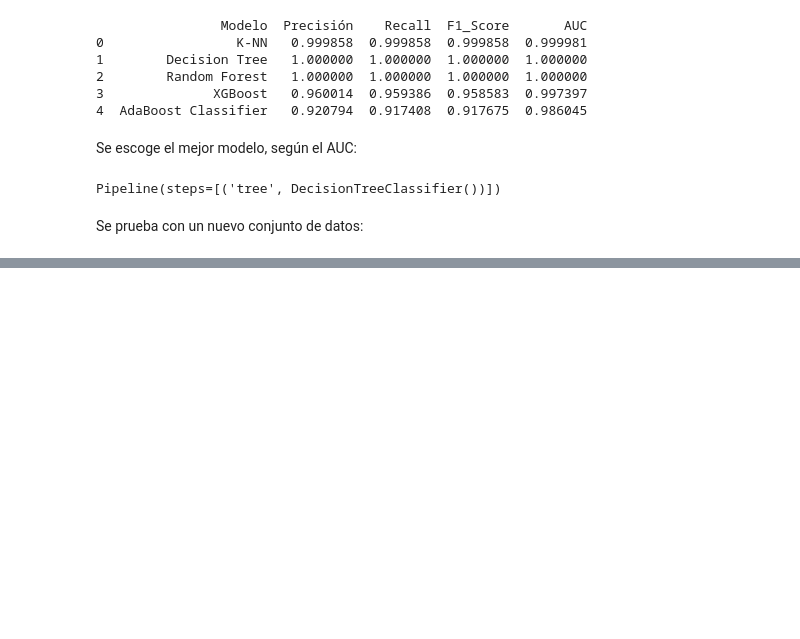
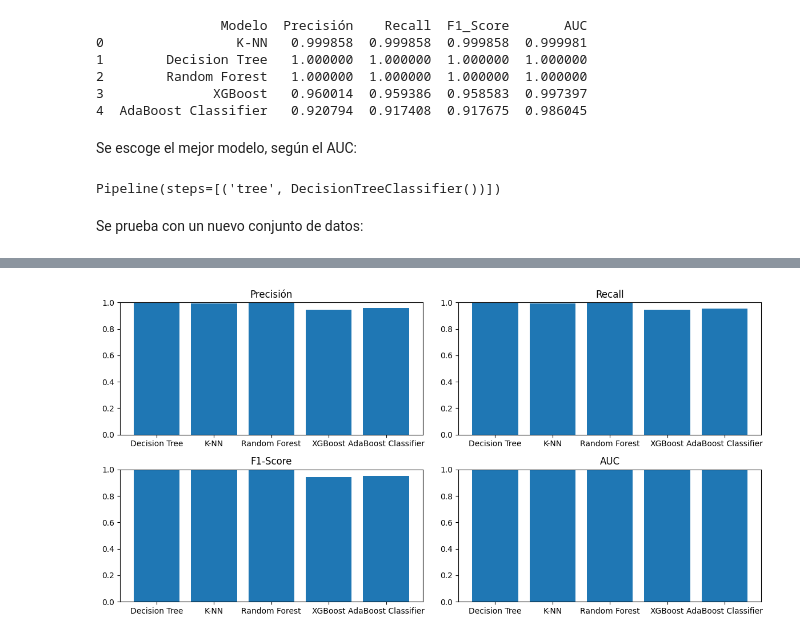
Before and after one commit to Edward-M11/jbook_ml202330, a Jupyter notebook: _sources/Evaluación de Modelos.ipynb, the cells around one changed output, grey strips where cells are left out. Cells and saved outputs as stored; diff of their text form; code cells hidden in the pictures; blank space fills up the shorter version.

```diff
--- a/_sources/Evaluación de Modelos.ipynb
+++ b/_sources/Evaluación de Modelos.ipynb
@@ -283,8 +283,11 @@ memory usage: 13.1 MB
 **AdaBoost Classifier (AdaBoost con Clasificación):** Similar al AdaBoost Regressor, pero utilizado para problemas de clasificación.
 # %%
 from sklearn.model_selection import train_test_split
-X = df.drop('Cluster', axis=1)
-y = df['Cluster']
+n = 200000
+df_subset = df.iloc[:n]
+
+X = df_subset.drop('Cluster', axis=1)
+y = df_subset['Cluster']
 
 # Separamos el conjunto de datos en Train y Test
 X_train, X_test, y_train, y_test = train_test_split(X, y, test_size=0.3, random_state=42)
@@ -542,6 +527,12 @@ elif best_model_name == 'XGBoost':
     best_model = grid_search_xgb.best_estimator_
 elif best_model_name == 'AdaBoost Classifier':
     best_model = grid_search_adaboost_classifier.best_estimator_
+
+best_DecisionTree = grid_search_tree.best_estimator_
+best_Knn = grid_search_knn.best_estimator_
+best_RandomForest = grid_search_rf.best_estimator_
+best_XGBoost = grid_search_xgb.best_estimator_
+best_AdaBoost= grid_search_adaboost_classifier.best_estimator_
 # %%
 print(best_model)
 # %% [output]
@@ -587,0 +542,5 @@ print(metrics_new_df)
+# %%
+test_df = df.tail(80939)
+
+X_new = test_df.drop('Cluster', axis=1)
+y_new = test_df['Cluster']
@@ -587,0 +600,39 @@ print(metrics_new_df)
+# %%
+import pandas as pd
+import matplotlib.pyplot as plt
+
+
+# Graficar las métricas de precisión, recall, F1_Score y AUC
+plt.figure(figsize=(12, 6))
+
+# Precisión
+plt.subplot(2, 2, 1)
+plt.bar(all_metrics_df['Modelo'], all_metrics_df['Precisión'])
+plt.title('Precisión')
+plt.ylim(0, 1)
+
+# Recall
+plt.subplot(2, 2, 2)
+plt.bar(all_metrics_df['Modelo'], all_metrics_df['Recall'])
+plt.title('Recall')
+plt.ylim(0, 1)
+
+# Puntuación F1
+plt.subplot(2, 2, 3)
+plt.bar(all_metrics_df['Modelo'], all_metrics_df['F1-Score'])
+plt.title('F1-Score')
+plt.ylim(0, 1)
+
+# AUC
+plt.subplot(2, 2, 4)
+plt.bar(all_metrics_df['Modelo'], all_metrics_df['AUC'])
+plt.title('AUC')
+plt.ylim(0, 1)
+
+# Ajustar el espaciado entre los gráficos
+plt.tight_layout()
+
+# Mostrar los gráficos
+plt.show()
+# %% [output]
+[figure, added]
```
Also changed, not shown: parts of 9 cells of this notebook, 15 other files.
